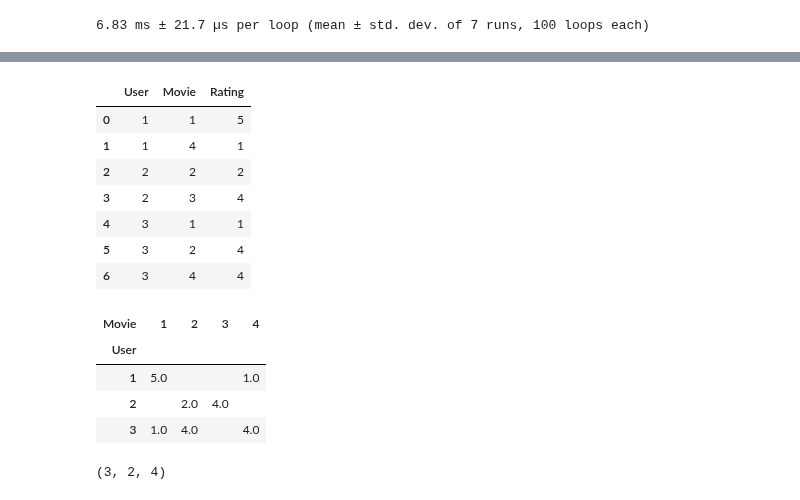
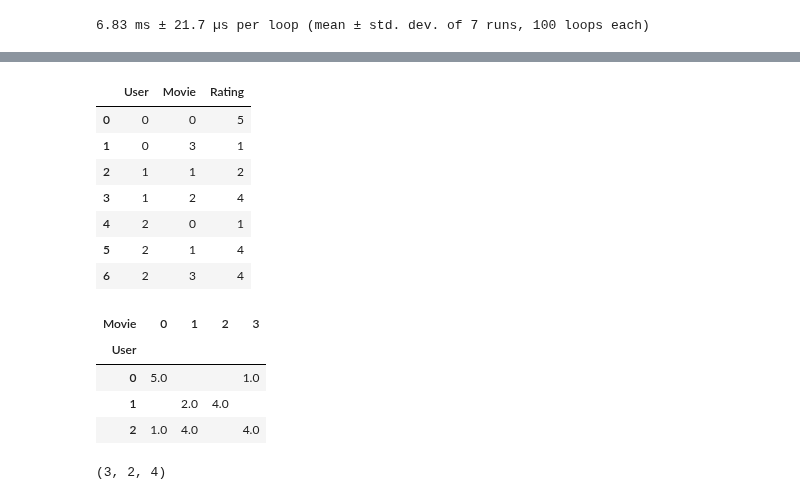
Before and after one commit to rkingery/notebooks, a Jupyter notebook: unsupervised-review.ipynb, the cells around one changed output, grey strips where cells are left out. Cells and saved outputs as stored; diff of their text form; code cells hidden in the pictures.

```diff
--- a/unsupervised-review.ipynb
+++ b/unsupervised-review.ipynb
@@ -520,24 +536,24 @@ $$L(\hat Y, Y) = \sum_{i=1}^N \sum_{j:Y_{ij} \neq \emptyset}^K (\hat Y_{ij} - Y_
 # %%
-df = pd.DataFrame({'User': [1, 1, 2, 2, 3, 3, 3], 'Movie': [1, 4, 2, 3, 1, 2, 4], 'Rating': [5, 1, 2, 4, 1, 4, 4]})
+df = pd.DataFrame({'User': [0, 0, 1, 1, 2, 2, 2], 'Movie': [0, 3, 1, 2, 0, 1, 3], 'Rating': [5, 1, 2, 4, 1, 4, 4]})
 df
 # %% [output]
 |  | User | Movie | Rating |
-| 0 | 1 | 1 | 5 |
-| 1 | 1 | 4 | 1 |
-| 2 | 2 | 2 | 2 |
-| 3 | 2 | 3 | 4 |
-| 4 | 3 | 1 | 1 |
-| 5 | 3 | 2 | 4 |
-| 6 | 3 | 4 | 4 |
+| 0 | 0 | 0 | 5 |
+| 1 | 0 | 3 | 1 |
+| 2 | 1 | 1 | 2 |
+| 3 | 1 | 2 | 4 |
+| 4 | 2 | 0 | 1 |
+| 5 | 2 | 1 | 4 |
+| 6 | 2 | 3 | 4 |
 # %%
 crosstab = pd.pivot_table(df, values='Rating', index=['User'], columns=['Movie'], fill_value='')
 crosstab
 # %% [output]
-| Movie | 1 | 2 | 3 | 4 |
+| Movie | 0 | 1 | 2 | 3 |
 | User |  |  |  |  |
-| 1 | 5.0 |  |  | 1.0 |
-| 2 |  | 2.0 | 4.0 |  |
-| 3 | 1.0 | 4.0 |  | 4.0 |
+| 0 | 5.0 |  |  | 1.0 |
+| 1 |  | 2.0 | 4.0 |  |
+| 2 | 1.0 | 4.0 |  | 4.0 |
 # %%
 N = len(df.User.unique())
 F = 2
```
Also changed, not shown: parts of 8 cells of this notebook, 6 other files.
